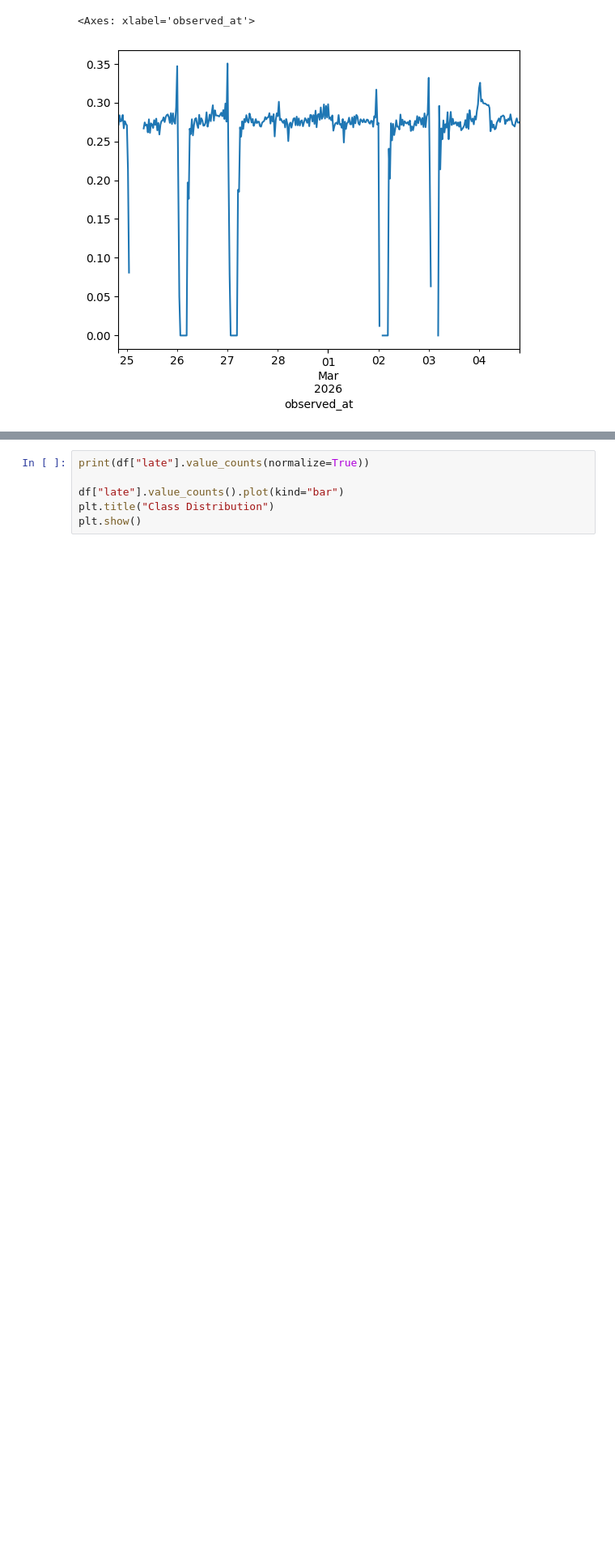
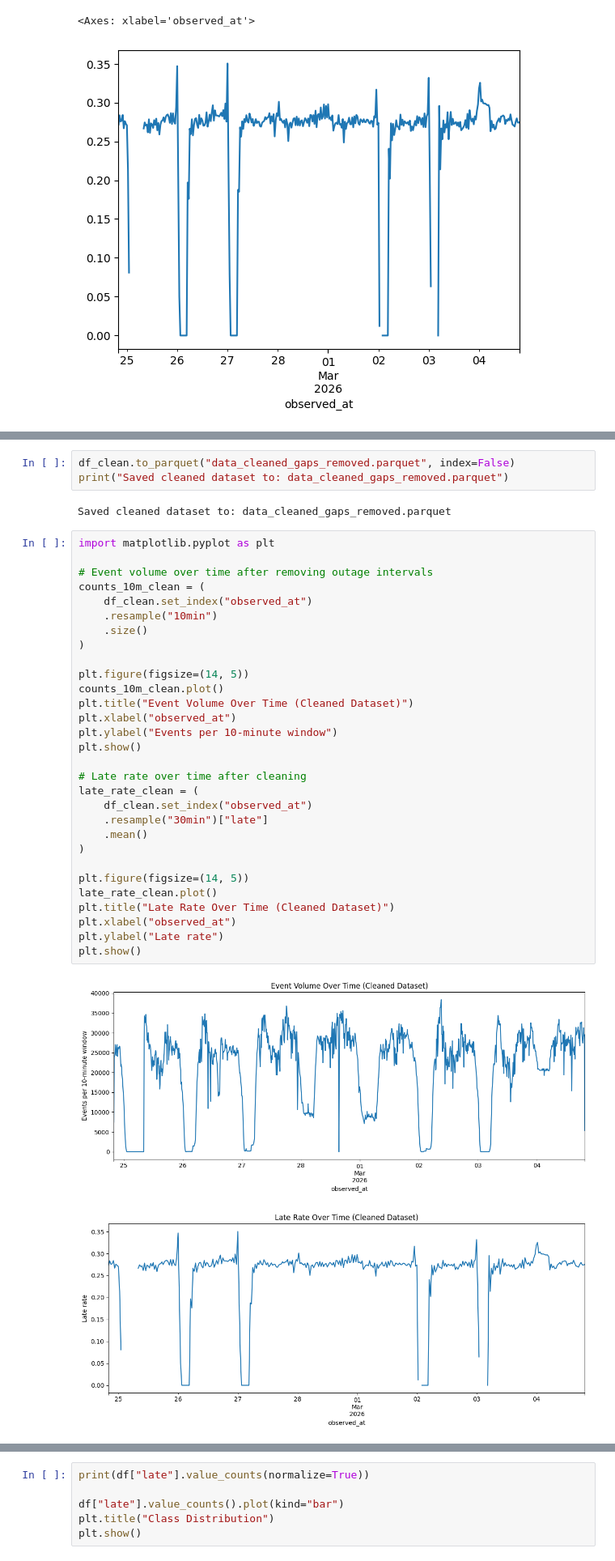
Before and after one commit to itsMayankVashistha/delaysense-transit-intelligence, a Jupyter notebook: notebooks/eda_fulldata.ipynb, the cells around one changed output, grey strips where cells are left out. Shown at 81% size. Drawn from its saved outputs; the diff is of its cells as text; blank space fills up the shorter version.

```diff
--- a/notebooks/eda_fulldata.ipynb
+++ b/notebooks/eda_fulldata.ipynb
@@ -277,0 +370,38 @@ late_rate.plot()
+# %%
+df_clean.to_parquet("data_cleaned_gaps_removed.parquet", index=False)
+print("Saved cleaned dataset to: data_cleaned_gaps_removed.parquet")
+# %% [output]
+Saved cleaned dataset to: data_cleaned_gaps_removed.parquet
+# %%
+import matplotlib.pyplot as plt
+
+# Event volume over time after removing outage intervals
+counts_10m_clean = (
+    df_clean.set_index("observed_at")
+    .resample("10min")
+    .size()
+)
+
+plt.figure(figsize=(14, 5))
+counts_10m_clean.plot()
+plt.title("Event Volume Over Time (Cleaned Dataset)")
+plt.xlabel("observed_at")
+plt.ylabel("Events per 10-minute window")
+plt.show()
+
+# Late rate over time after cleaning
+late_rate_clean = (
+    df_clean.set_index("observed_at")
+    .resample("30min")["late"]
+    .mean()
+)
+
+plt.figure(figsize=(14, 5))
+late_rate_clean.plot()
+plt.title("Late Rate Over Time (Cleaned Dataset)")
+plt.xlabel("observed_at")
+plt.ylabel("Late rate")
+plt.show()
+# %% [output]
+[figure, added]
+[figure, added]
```
Also changed, not shown: parts of 19 cells of this notebook.
